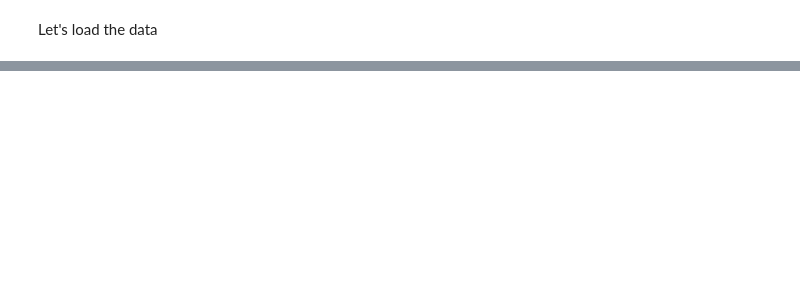
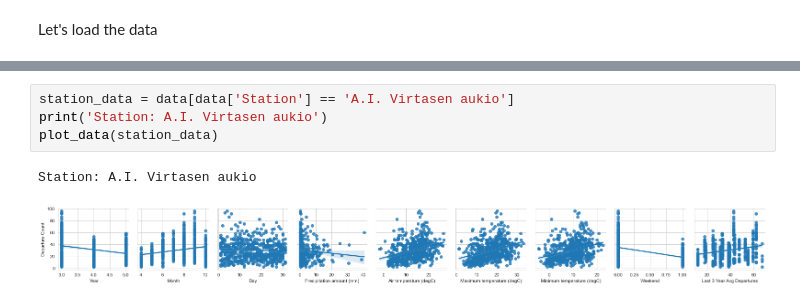
Before and after one commit to JesseHantula/data_science_project, a Jupyter notebook: notebooks/data_plotting_and_analysis.ipynb, the cells around one changed output, grey strips where cells are left out. Cells and saved outputs as stored; diff of their text form; blank space fills up the shorter version.

```diff
--- a/notebooks/data_plotting_and_analysis.ipynb
+++ b/notebooks/data_plotting_and_analysis.ipynb
@@ -20,0 +49,7 @@ display(data.head())
+# %%
+station_data = data[data['Station'] == 'A.I. Virtasen aukio']
+print('Station: A.I. Virtasen aukio')
+plot_data(station_data)
+# %% [output]
+Station: A.I. Virtasen aukio
+[figure, added]
```
Also changed, not shown: parts of 5 cells of this notebook.
